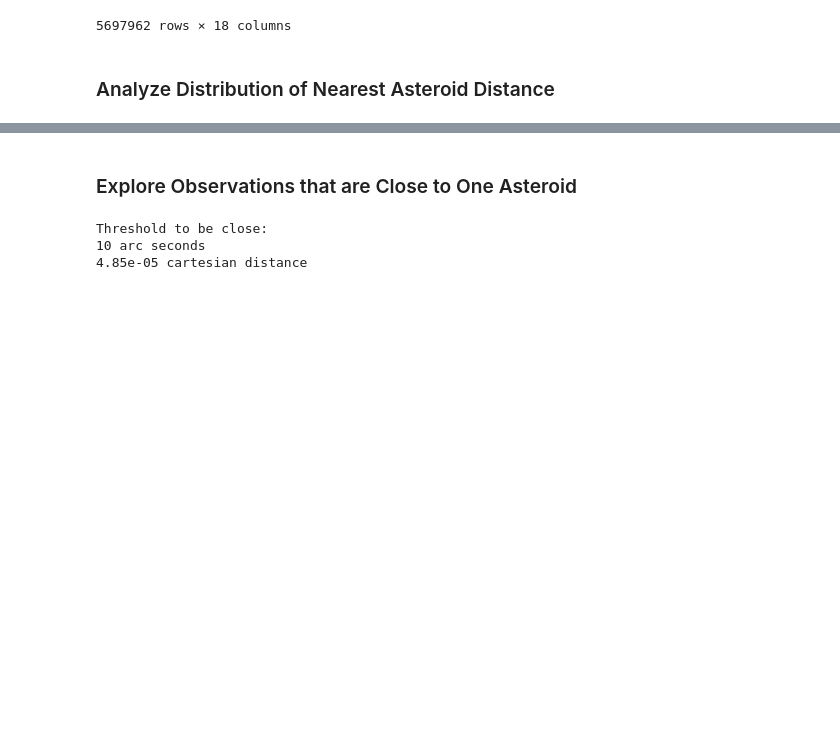
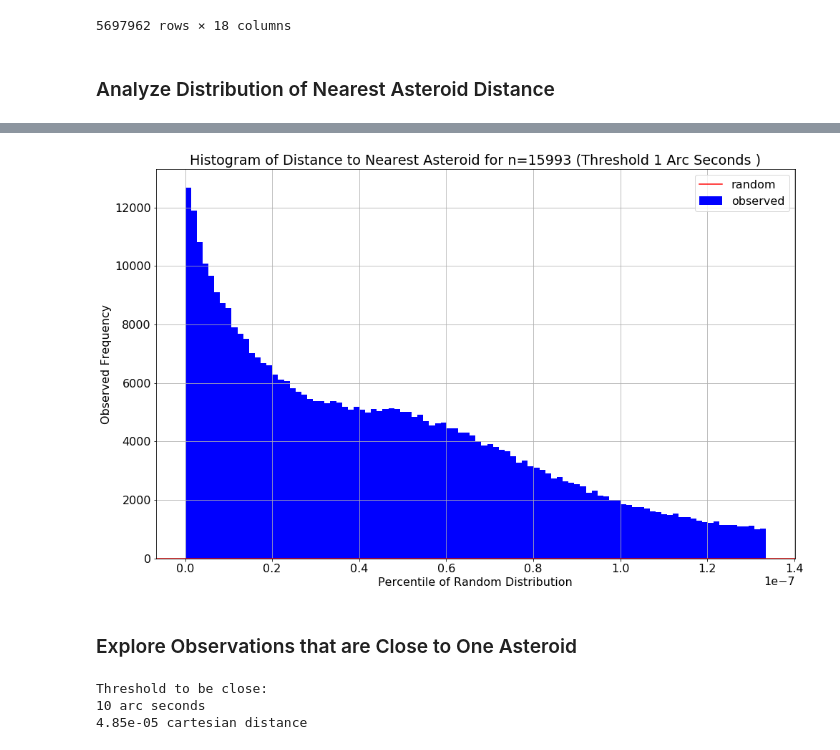
Before and after one commit to memanuel/kepler-sieve, a Jupyter notebook: src/ztf_data.ipynb, the cells around one changed output, grey strips where cells are left out. Saved outputs shown, nothing was run; the diff lists cells and outputs as text; code cells hidden in the pictures; blank space fills up the shorter version.

```diff
--- a/src/ztf_data.ipynb
+++ b/src/ztf_data.ipynb
@@ -208,3 +205,9 @@ fig, ax = plot_cdf_cond(ztf=ztf, n=ast_count, thresh_deg=thresh_ten_sec, bins=10
+# %%
+# Plot the conditional distribution at a threshold of 10 arc seconds
+thresh_one_sec = 1.0 / 3600
+fig, ax = plot_cdf_cond(ztf=ztf, n=ast_count, thresh_deg=thresh_one_sec, bins=100)
+# %% [output]
+[figure, added]
 # %% [markdown]
 ### Explore Observations that are Close to One Asteroid
 # %%
```
Also changed, not shown: parts of 30 cells of this notebook, 2 other files.
